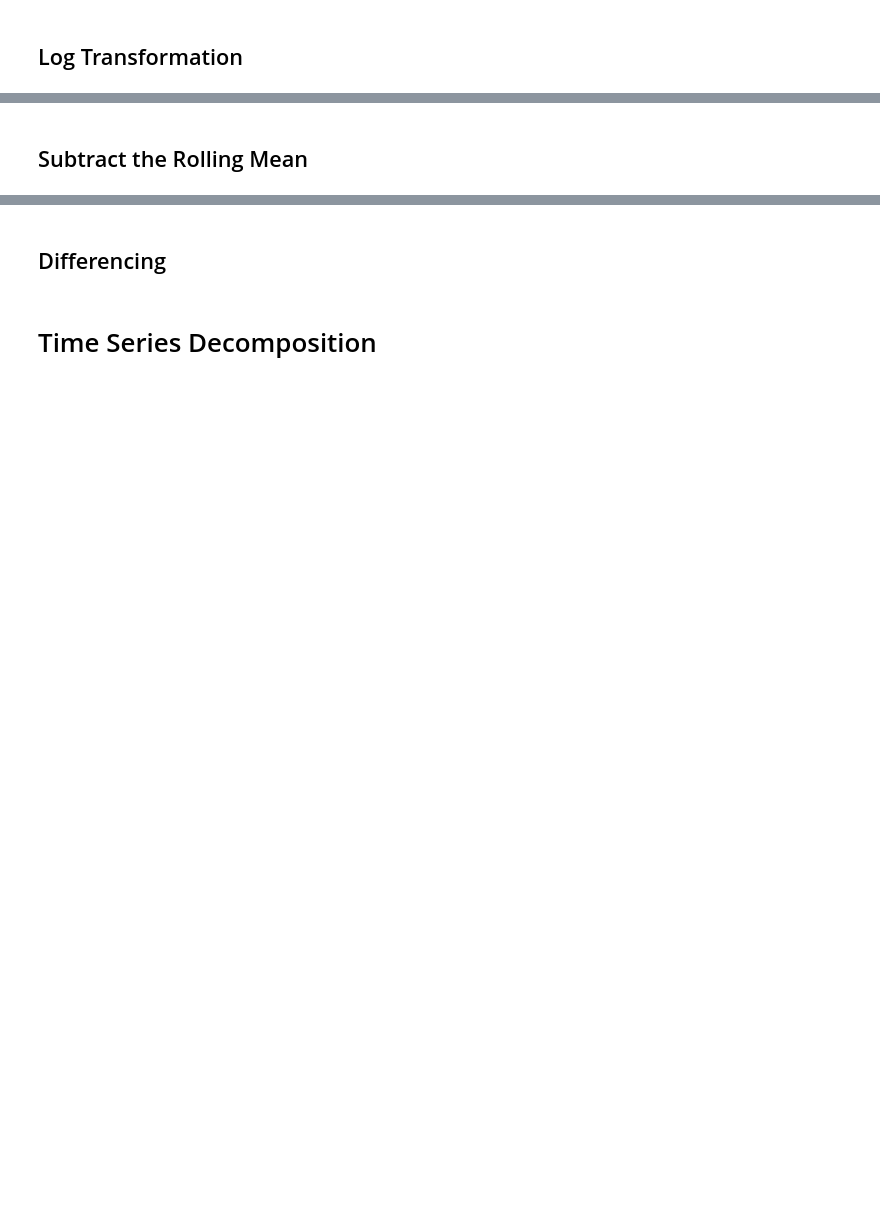
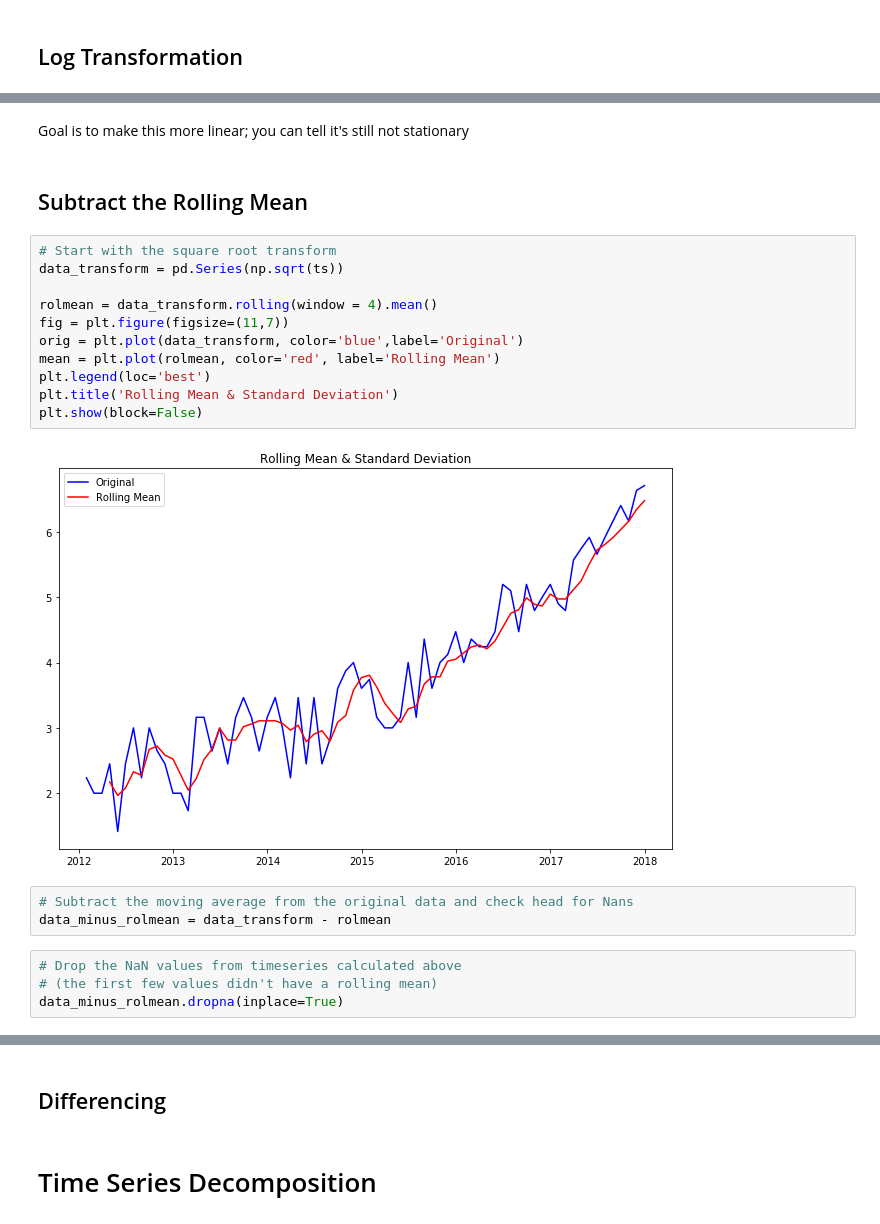
Before and after one commit to MrGeislinger/flatiron-school-data-science-curriculum-resources, a Jupyter notebook: Mod3/TimeSeries/time_series_trends.ipynb, the cells around one changed output, grey strips where cells are left out. Cells and saved outputs as stored; diff of their text form; blank space fills up the shorter version.

```diff
--- a/Mod3/TimeSeries/time_series_trends.ipynb
+++ b/Mod3/TimeSeries/time_series_trends.ipynb
@@ -121,2 +158,24 @@ Penalize higher values more (similar alternatives: square & cube roots)
+# %% [markdown]
+Goal is to make this more linear; you can tell it's still not stationary
 # %% [markdown]
 ## Subtract the Rolling Mean
+# %%
+# Start with the square root transform
+data_transform = pd.Series(np.sqrt(ts))
+
+rolmean = data_transform.rolling(window = 4).mean()
+fig = plt.figure(figsize=(11,7))
+orig = plt.plot(data_transform, color='blue',label='Original')
+mean = plt.plot(rolmean, color='red', label='Rolling Mean')
+plt.legend(loc='best')
+plt.title('Rolling Mean & Standard Deviation')
+plt.show(block=False)
+# %% [output]
+[figure, added]
+# %%
+# Subtract the moving average from the original data and check head for Nans
+data_minus_rolmean = data_transform - rolmean
+# %%
+# Drop the NaN values from timeseries calculated above
+# (the first few values didn't have a rolling mean)
+data_minus_rolmean.dropna(inplace=True)
```
Also changed, not shown: parts of 10 cells of this notebook.
